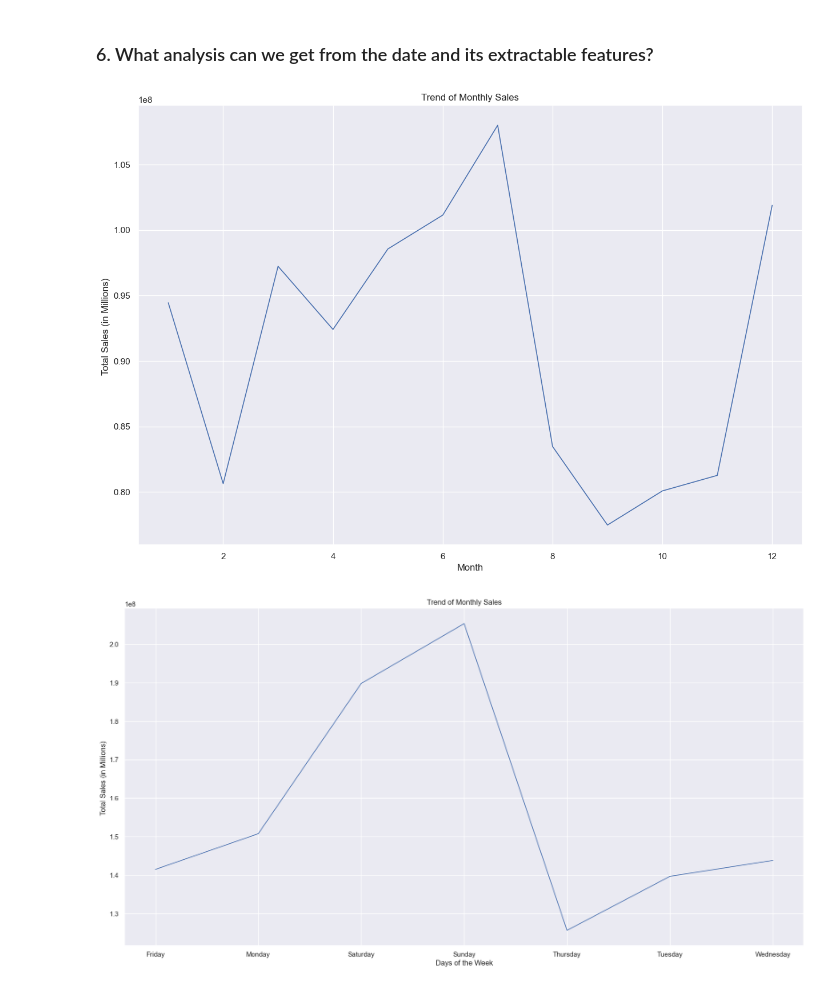
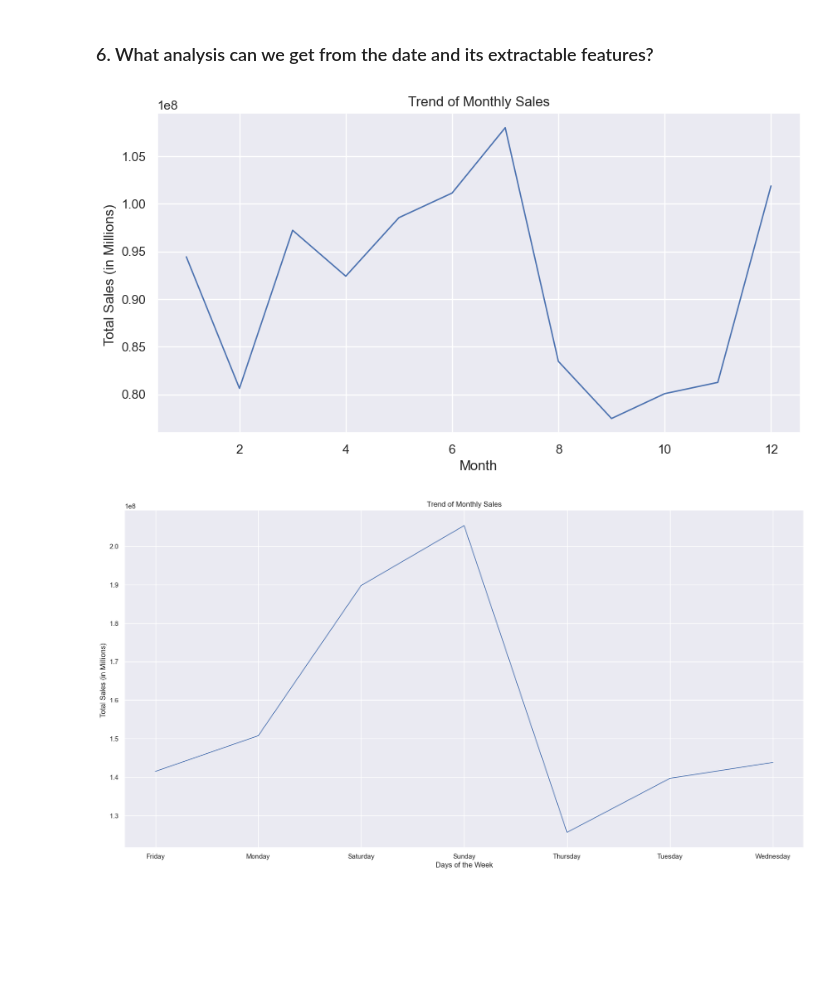
Before and after one commit to Pendopr/Store-sales-prediction-machine-learning, a Jupyter notebook: LP2_Regression-1.ipynb, the cells around one changed output. Saved outputs shown, nothing was run; the diff lists cells and outputs as text; code cells hidden in the pictures; blank space fills up the shorter version.

```diff
--- a/LP2_Regression-1.ipynb
+++ b/LP2_Regression-1.ipynb
@@ -613,16 +608,16 @@ plt.show()
 # %%
 #Using the month extracted fromthe date to get monthly trend of sales
 monthly_sales = df.groupby(df.index.month)['sales'].sum()
-monthly_sales.plot(linewidth=1.2, figsize=(15,10))
+monthly_sales.plot(linewidth=1.2, figsize=(10,5))
 
 # Add a title and axis labels
 plt.title("Trend of Monthly Sales")
 plt.xlabel("Month")
 plt.ylabel("Total Sales (in Millions) ")
 
 plt.show()
 # %% [output]
-[figure, old version]
+[figure, new version]
 # %%
 # Using the days of the week extracted from date get the trend of sales of the days of the week
 day_sales = df.groupby(df.index.day_name())['sales'].sum()
```
Also changed, not shown: parts of 85 cells of this notebook.
